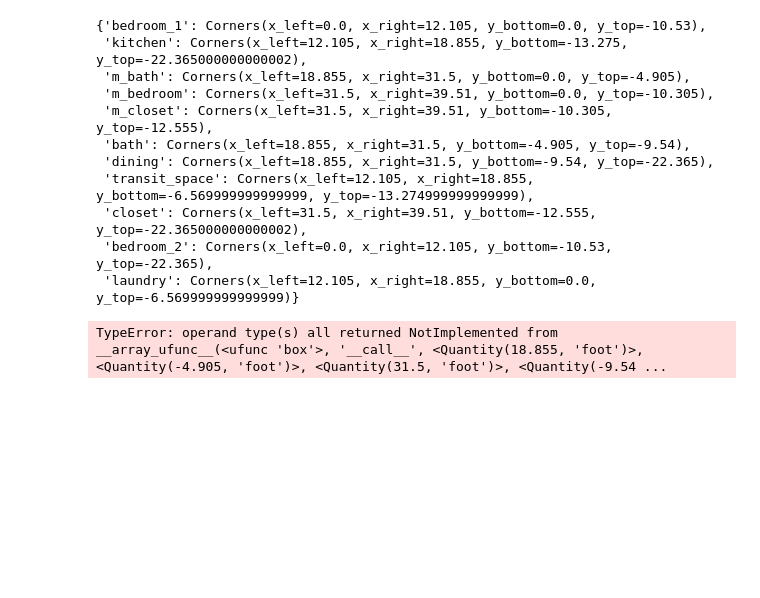
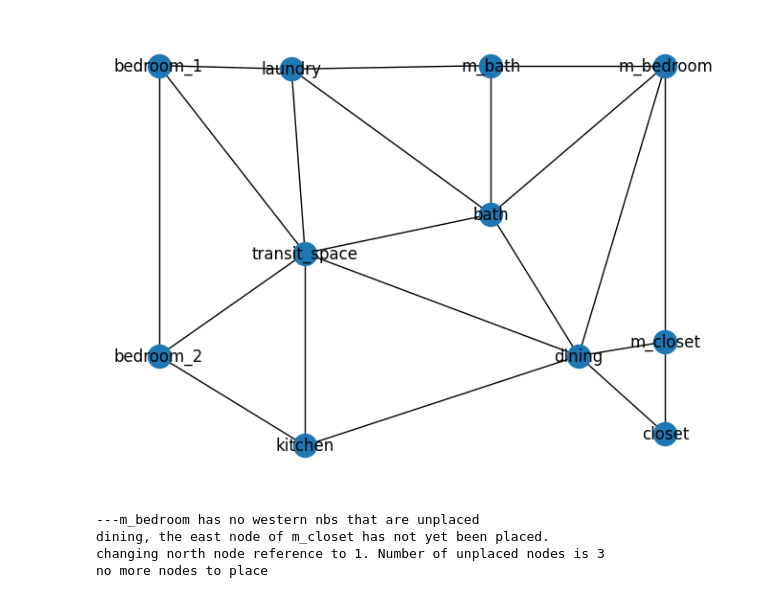
Before and after one commit to juliet29/svg2plan, a Jupyter notebook: _notebooks/t07_dimensions.ipynb, the cells around one changed output. Drawn from its saved outputs; the diff is of its cells as text; code cells hidden in the pictures; blank space fills up the shorter version.

Commit message:
decimal operations for placement

```diff
--- a/_notebooks/t07_dimensions.ipynb
+++ b/_notebooks/t07_dimensions.ipynb
@@ -114,7 +32,0 @@ new_shapes
-# %%
-for e in ag.G.edges:
-    u,v = e
-    if new_shapes[u].touches(new_shapes[v]):
-        pass
-    else:
-        print(f"{u,v} not touching")
@@ -134,0 +33,19 @@ corners_from_shapes = {k:bounds_to_corners(v.bounds) for k,v in new_shapes.items
+# %%
+corners = sv.domains["bedroom_1"].corners
+delta_y = abs(corners.y_bottom - corners.y_top)
+
+
+ureg = UnitRegistry()
+
+SCALE = 10 * ureg.feet + 6.75 * ureg.inches
+SCALE
+
+CONVERSION = SCALE / (delta_y )
+CONVERSION = round(CONVERSION, 3)
+conv = CONVERSION.magnitude
+print(CONVERSION)
+
+def round_decimal(n: float):
+    return round(n, 3)
+
+conv_fx = lambda x: x * [round_decimal(conv), round_decimal(conv)]
@@ -135,3 +54,13 @@ corners_from_shapes = {k:bounds_to_corners(v.bounds) for k,v in new_shapes.items
+# %%
+new_shapes = {k: transform(v.polygon, conv_fx) for k,v in deepcopy(sv.domains).items()}
+
+corners_from_shapes = {k:bounds_to_corners_round(v.bounds) for k,v in new_shapes.items()}
+
+
+sv_domains2: DomainDict = {}
+
+for k,v in new_shapes.items():
+    sv_domains2[k] = Domain(polygon=v, corners=corners_from_shapes[k])
 # %%
 corners_from_shapes
 # %% [output]
@@ -167,18 +94,0 @@ def scale_dimensions(corners: Corners, conversion):
-# %%
-new_corners = deepcopy(layout.corners)
-for k,v in new_corners.items():
-    new_corners[k] = scale_dimensions(v, CONVERSION.magnitude)
-
-new_corners
-# %% [output]
-{'bedroom_1': Corners(x_left=0.0, x_right=12.105, y_bottom=0.0, y_top=-10.53),
- 'kitchen': Corners(x_left=12.105, x_right=18.855, y_bottom=-13.275, y_top=-22.365000000000002),
- 'm_bath': Corners(x_left=18.855, x_right=31.5, y_bottom=0.0, y_top=-4.905),
- 'm_bedroom': Corners(x_left=31.5, x_right=39.51, y_bottom=0.0, y_top=-10.305),
- 'm_closet': Corners(x_left=31.5, x_right=39.51, y_bottom=-10.305, y_top=-12.555),
- 'bath': Corners(x_left=18.855, x_right=31.5, y_bottom=-4.905, y_top=-9.54),
- 'dining': Corners(x_left=18.855, x_right=31.5, y_bottom=-9.54, y_top=-22.365),
- 'transit_space': Corners(x_left=12.105, x_right=18.855, y_bottom=-6.569999999999999, y_top=-13.274999999999999),
- 'closet': Corners(x_left=31.5, x_right=39.51, y_bottom=-12.555, y_top=-22.365000000000002),
- 'bedroom_2': Corners(x_left=0.0, x_right=12.105, y_bottom=-10.53, y_top=-22.365),
- 'laundry': Corners(x_left=12.105, x_right=18.855, y_bottom=0.0, y_top=-6.569999999999999)}
@@ -188,4 +95,14 @@ pl.plot()
-# %%
-create_box_from_corners(new_corners["bath"])
-# %% [output]
-TypeError: operand type(s) all returned NotImplemented from __array_ufunc__(<ufunc 'box'>, '__call__', <Quantity(18.855, 'foot')>, <Quantity(-4.905, 'foot')>, <Quantity(31.5, 'foot')>, <Quantity(-9.54 ...
+# %%
+ag = AdjacencyGenerator(sv_domains2, 1)
+ag.run()
+ag.draw_graph()
+# %% [output]
+[figure, added]
+# %%
+lp = PlacementExecuter(ag.G, ag.domains)
+lp.run()
+# %% [output]
+---m_bedroom has no western nbs that are unplaced
+dining, the east node of m_closet has not yet been placed.
+changing north node reference to 1. Number of unplaced nodes is 3
+no more nodes to place
```
Also changed, not shown: parts of 37 cells of this notebook, 8 other files.
